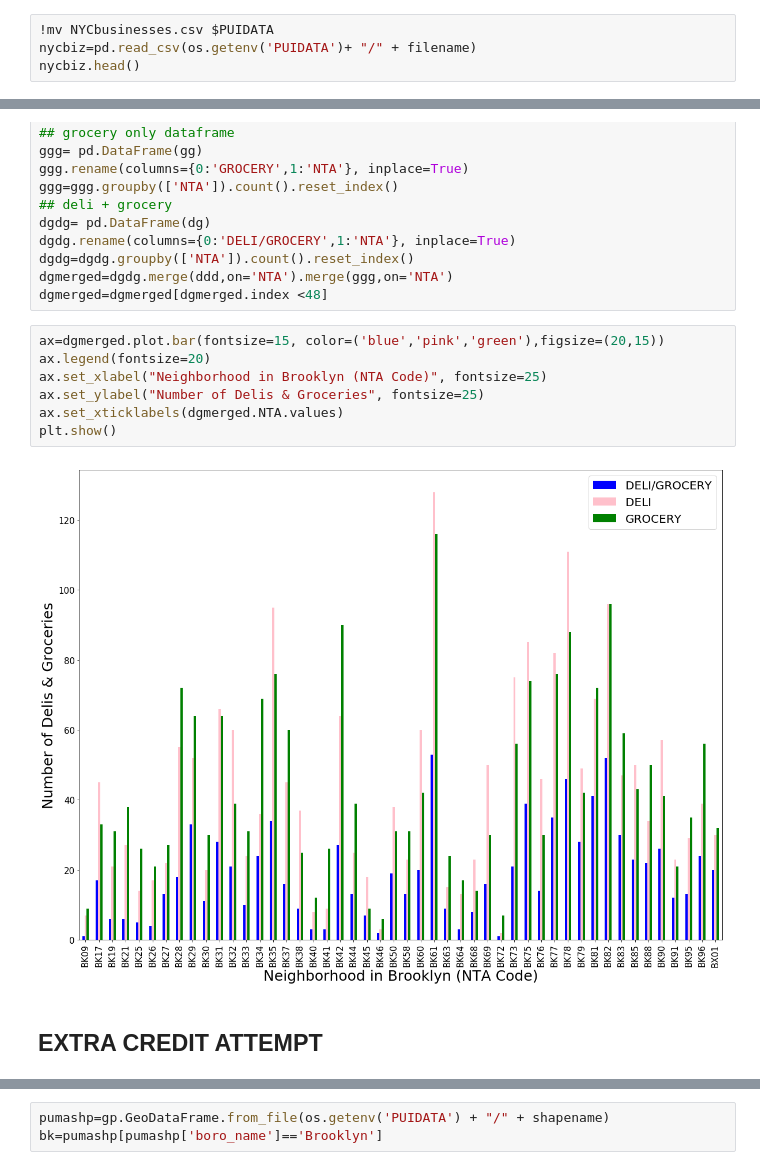
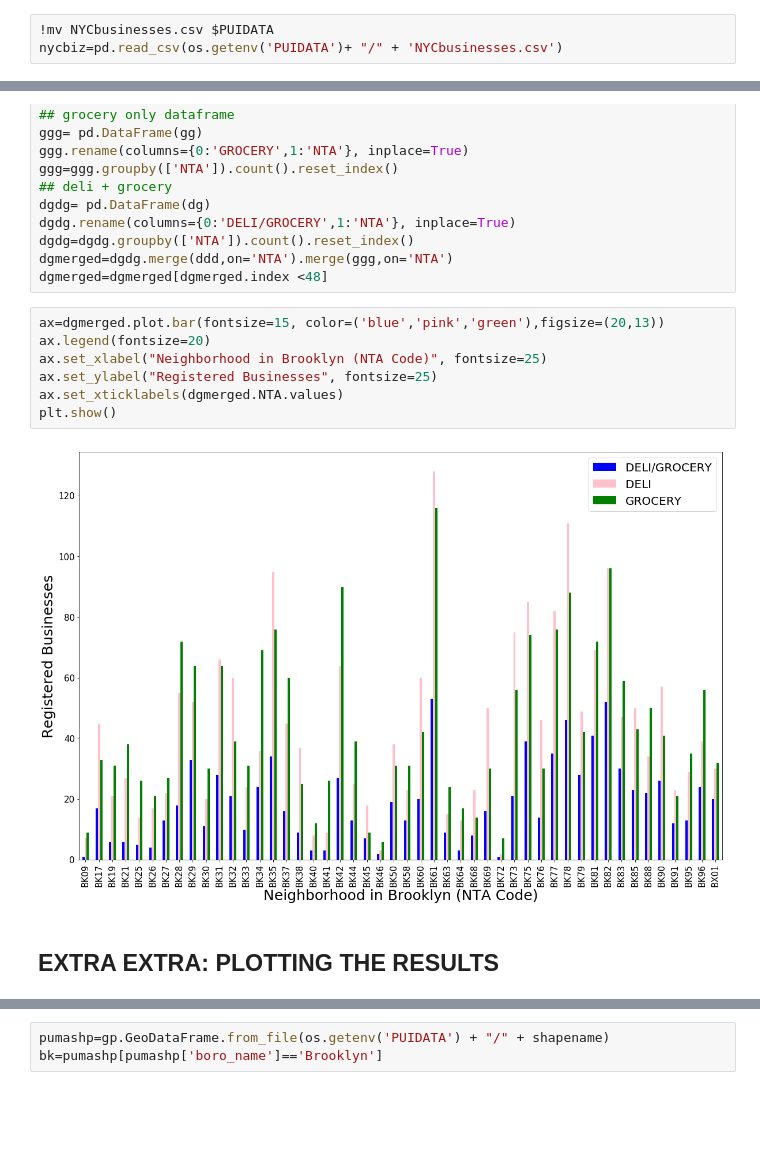
Before and after one commit to zem232/PUI2018_zem232, a Jupyter notebook: HW8_zem232/HW8_zem232_Data_Visualization.ipynb, the cells around one changed output, grey strips where cells are left out. Saved outputs shown, nothing was run; the diff lists cells and outputs as text; blank space fills up the shorter version.

```diff
--- a/HW8_zem232/HW8_zem232_Data_Visualization.ipynb
+++ b/HW8_zem232/HW8_zem232_Data_Visualization.ipynb
@@ -24,4 +39,3 @@ urllib.request.urlretrieve(url, filename)
 # %%
 !mv NYCbusinesses.csv $PUIDATA
-nycbiz=pd.read_csv(os.getenv('PUIDATA')+ "/" + filename)
-nycbiz.head()
+nycbiz=pd.read_csv(os.getenv('PUIDATA')+ "/" + 'NYCbusinesses.csv')
@@ -111,16 +125,16 @@ dgdg=dgdg.groupby(['NTA']).count().reset_index()
 dgmerged=dgdg.merge(ddd,on='NTA').merge(ggg,on='NTA')
 dgmerged=dgmerged[dgmerged.index <48]
 # %%
-ax=dgmerged.plot.bar(fontsize=15, color=('blue','pink','green'),figsize=(20,15))
+ax=dgmerged.plot.bar(fontsize=15, color=('blue','pink','green'),figsize=(20,13))
 ax.legend(fontsize=20)
 ax.set_xlabel("Neighborhood in Brooklyn (NTA Code)", fontsize=25)
-ax.set_ylabel("Number of Delis & Groceries", fontsize=25)
+ax.set_ylabel("Registered Businesses", fontsize=25)
 ax.set_xticklabels(dgmerged.NTA.values)
 plt.show()
 # %% [output]
-[figure, old version]
+[figure, new version]
-# %% [markdown]
-## EXTRA CREDIT ATTEMPT
+# %% [markdown]
+## EXTRA EXTRA: PLOTTING THE RESULTS
 # %%
 ## obtaining PUMA shapefile to visualize Brooklyn
 ! rm $PUIDATA/*geo*
```
Also changed, not shown: parts of 21 cells of this notebook, 5 other files.
